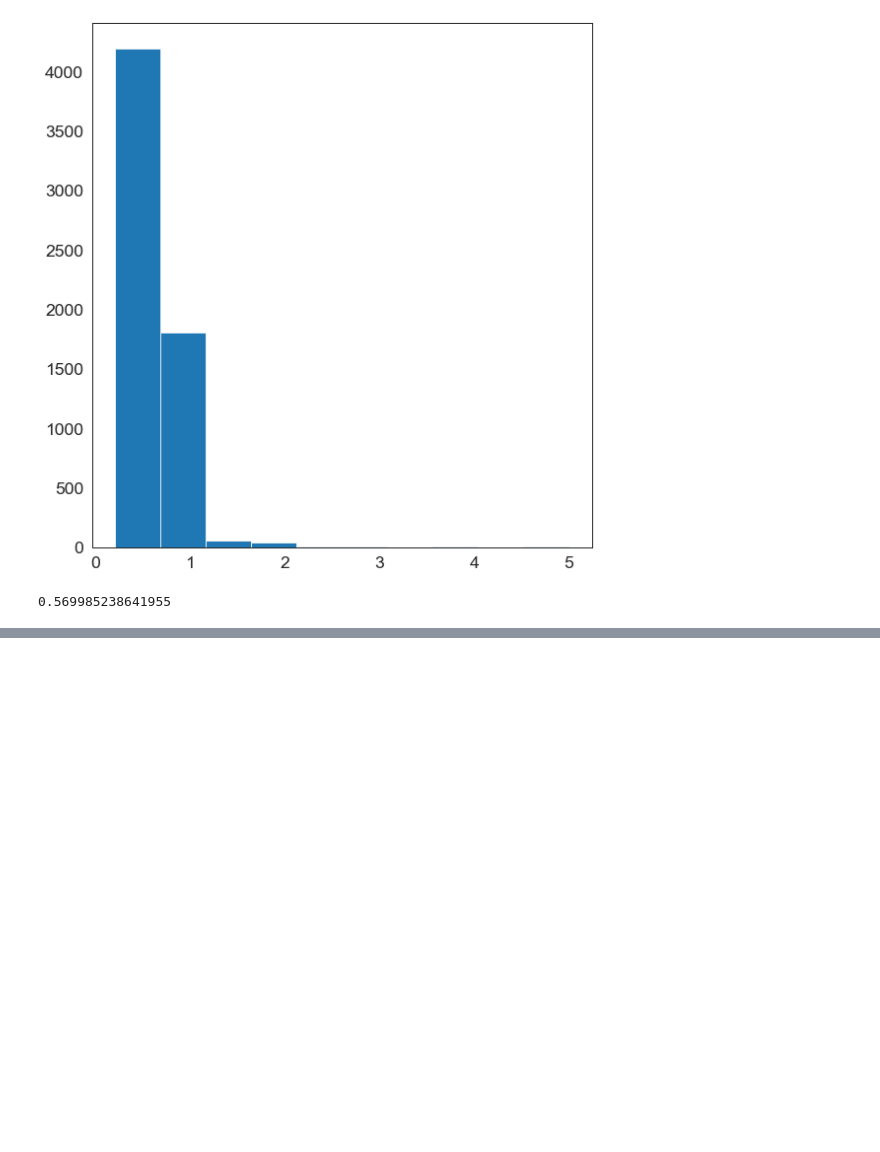
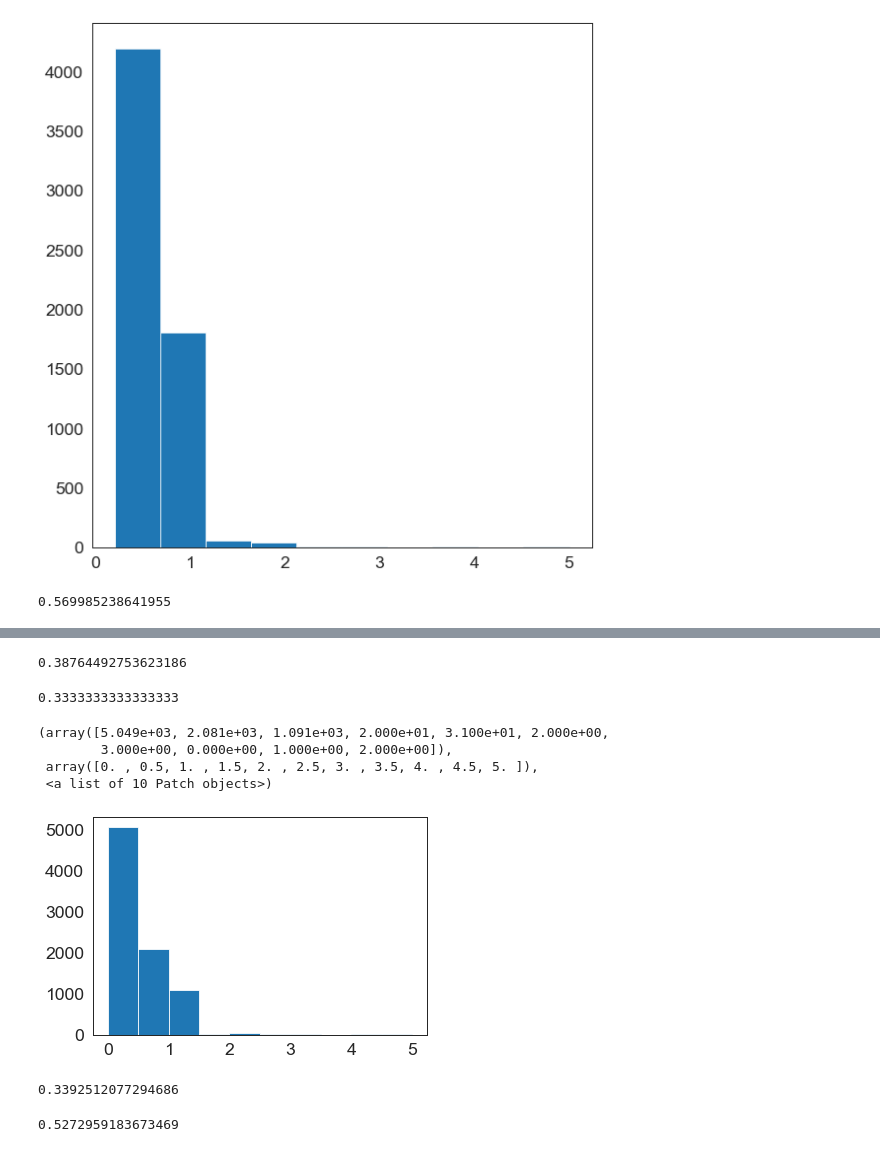
Before and after one commit to smithlabcode/ribotricer-results, a Jupyter notebook: real/uorfs/uORF-re-analysis.ipynb, the cells around one changed output, grey strips where cells are left out. Drawn from its saved outputs; the diff is of its cells as text; code cells hidden in the pictures; blank space fills up the shorter version.

```diff
--- a/real/uorfs/uORF-re-analysis.ipynb
+++ b/real/uorfs/uORF-re-analysis.ipynb
@@ -519,0 +543,8 @@ uorf_cds_genewise_ratio_mm.mean()
+# %%
+import re
+ribotricer_mm_index = pd.read_csv('/home/cmb-panasas2/skchoudh/genomes/mm10/ribotricer_vM11_longest_candidate_orfs.tsv', sep='\t')
+ribotricer_mm_index.head()
+ribotricer_mm_index['gene_id'] = [re.sub(r"\.[0-9]+", "", gene_id) for gene_id in ribotricer_mm_index['gene_id']]
+# %%
+ribotricer_mm_genewise_ORF_counts = ribotricer_mm_index[['gene_id', 'ORF_type']].groupby(['gene_id', 'ORF_type']).size().unstack(fill_value=0)
+ribotricer_mm_genewise_ORF_counts.head()
@@ -519,0 +559,2 @@ uorf_cds_genewise_ratio_mm.mean()
+# %%
+uorf_cds_genewise_mm_with_candidate_uorfs = uorf_cds_genewise_mm.loc[set(ribotricer_mm_genewise_ORF_counts[ribotricer_mm_genewise_ORF_counts.super_uORF>1].index).intersection(uorf_cds_genewise_mm.index)]
@@ -519,0 +595,24 @@ uorf_cds_genewise_ratio_mm.mean()
+# %%
+np.mean(uorf_cds_genewise_mm_with_candidate_uorfs['ratio'])
+# %% [output]
+0.38764492753623186
+# %%
+np.median(uorf_cds_genewise_mm_with_candidate_uorfs['ratio'])
+# %% [output]
+0.3333333333333333
+# %%
+plt.hist(uorf_cds_genewise_mm_with_candidate_uorfs['ratio'])
+# %% [output]
+(array([5.049e+03, 2.081e+03, 1.091e+03, 2.000e+01, 3.100e+01, 2.000e+00,
+        3.000e+00, 0.000e+00, 1.000e+00, 2.000e+00]),
+ array([0. , 0.5, 1. , 1.5, 2. , 2.5, 3. , 3.5, 4. , 4.5, 5. ]),
+ <a list of 10 Patch objects>)
+[figure, added]
+# %%
+np.sum(uorf_cds_genewise_mm_with_candidate_uorfs['ratio']==0)/uorf_cds_genewise_mm_with_candidate_uorfs.shape[0]
+# %% [output]
+0.3392512077294686
+# %%
+np.sum(uorf_cds_genewise_hg_with_candidate_uorfs['ratio']==0)/uorf_cds_genewise_hg_with_candidate_uorfs.shape[0]
+# %% [output]
+0.5272959183673469
```
Also changed, not shown: parts of 14 cells of this notebook.
